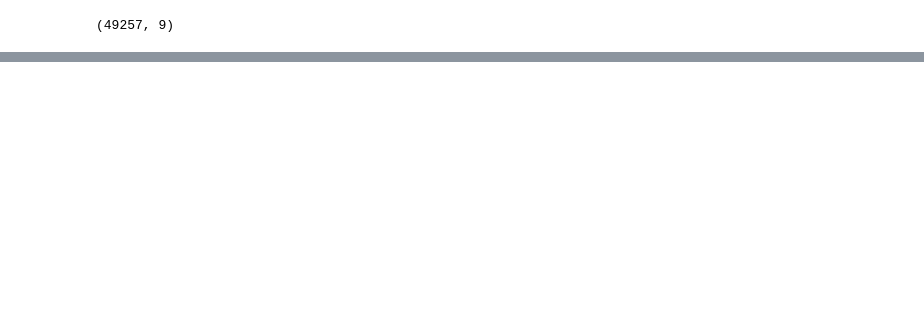
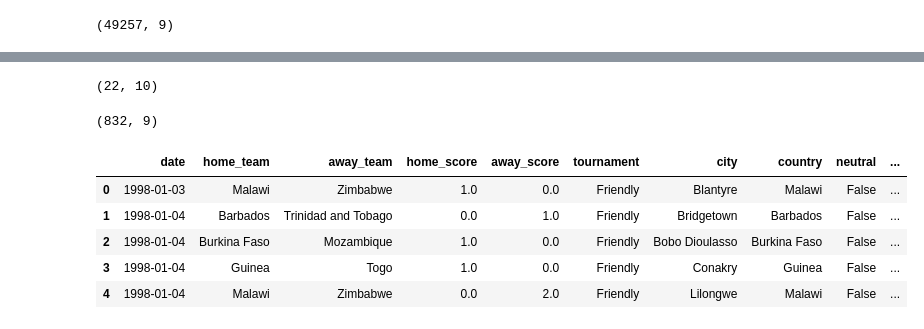
Before and after one commit to Edenilson-Molina/ml-oraculo-mundial2026, a Jupyter notebook: notebooks/01_EDA.ipynb, the cells around one changed output, grey strips where cells are left out. Cells and saved outputs as stored; diff of their text form; code cells hidden in the pictures; blank space fills up the shorter version.

Commit message:
analisis de rankins

```diff
--- a/notebooks/01_EDA.ipynb
+++ b/notebooks/01_EDA.ipynb
@@ -92,0 +285,13 @@ df.shape
+# %%
+df_world_cup.shape
+# %% [output]
+(22, 10)
+# %%
+df_world_cup_matches.shape
+# %% [output]
+(832, 9)
+# %%
+df_master = dp.load_and_clean_matches(
+    matches_path='../data/raw/results.csv',
+    ranking_path='../data/raw/fifa_ranking.csv'
+)
@@ -92,0 +306,9 @@ df.shape
+# %%
+df_master.head()
+# %% [output]
+|  | date | home_team | away_team | home_score | away_score | tournament | city | country | neutral | ... |
+| 0 | 1998-01-03 | Malawi | Zimbabwe | 1.0 | 0.0 | Friendly | Blantyre | Malawi | False | ... |
+| 1 | 1998-01-04 | Barbados | Trinidad and Tobago | 0.0 | 1.0 | Friendly | Bridgetown | Barbados | False | ... |
+| 2 | 1998-01-04 | Burkina Faso | Mozambique | 1.0 | 0.0 | Friendly | Bobo Dioulasso | Burkina Faso | False | ... |
+| 3 | 1998-01-04 | Guinea | Togo | 1.0 | 0.0 | Friendly | Conakry | Guinea | False | ... |
+| 4 | 1998-01-04 | Malawi | Zimbabwe | 0.0 | 2.0 | Friendly | Lilongwe | Malawi | False | ... |
```
Also changed, not shown: parts of 22 cells of this notebook, 5 other files.
